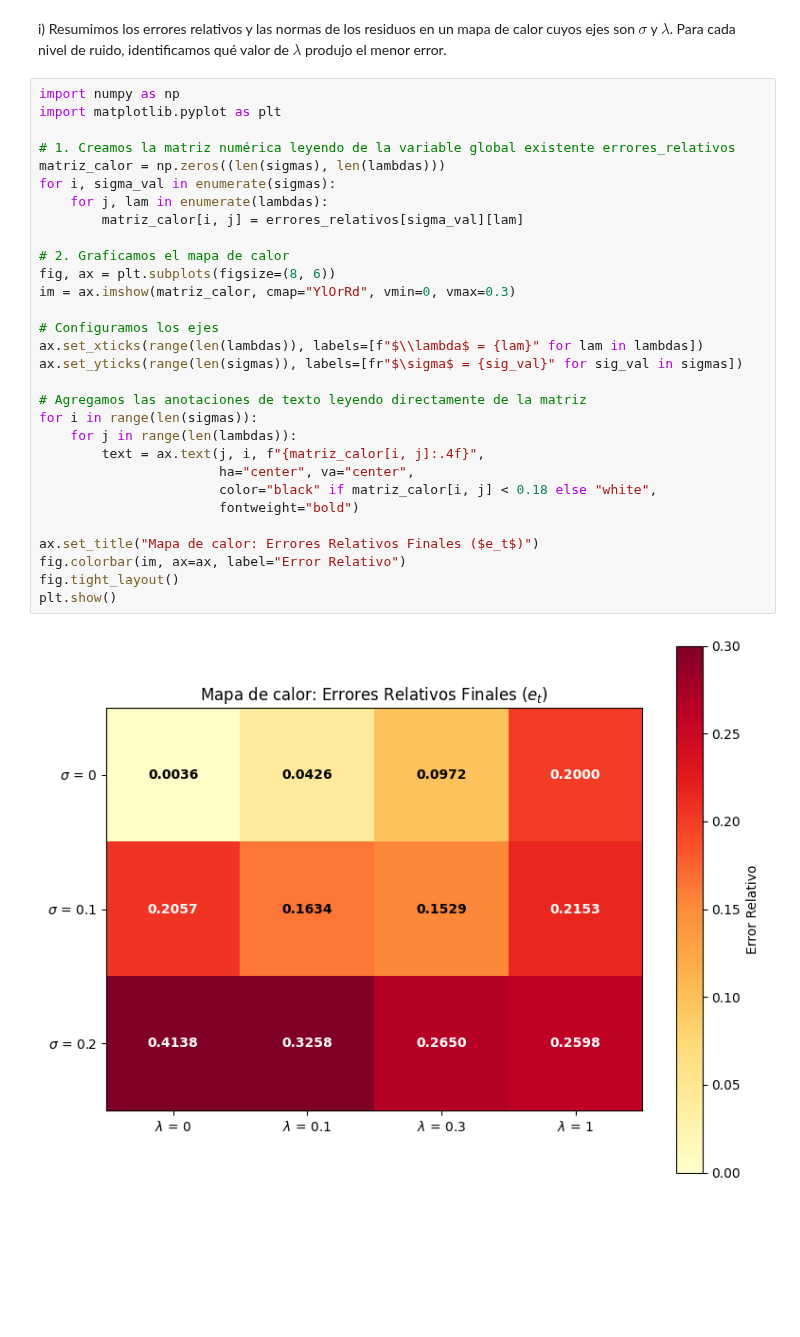
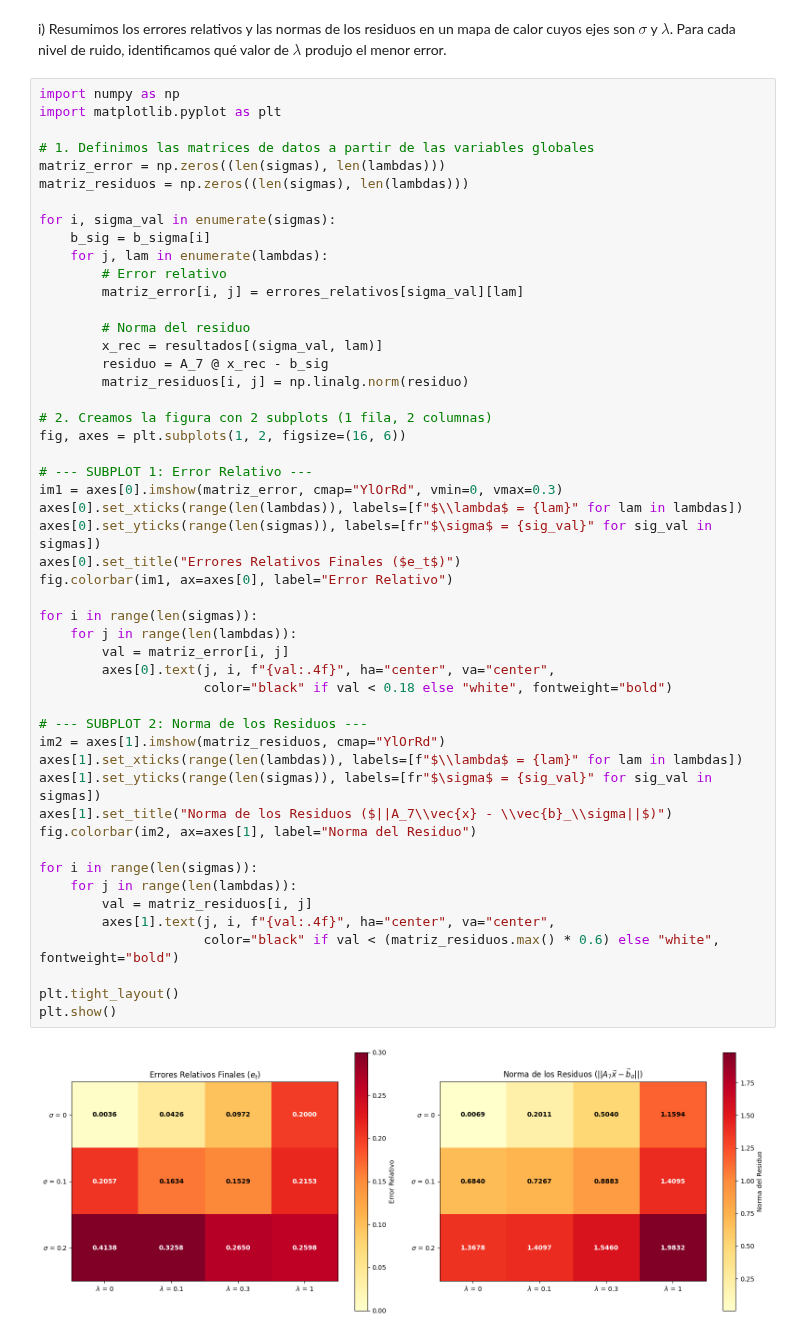
Before and after one commit to bgoya/algebra-in-tomographies, a Jupyter notebook: ejercicio_9.ipynb, the cells around one changed output. Cells and saved outputs as stored; diff of their text form; blank space fills up the shorter version.

```diff
--- a/ejercicio_9.ipynb
+++ b/ejercicio_9.ipynb
@@ -386,33 +386,53 @@ i) Resumimos los errores relativos y las normas de los residuos en un mapa de ca
 # %%
 import numpy as np
 import matplotlib.pyplot as plt
 
-# 1. Creamos la matriz numérica leyendo de la variable global existente errores_relativos
-matriz_calor = np.zeros((len(sigmas), len(lambdas)))
+# 1. Definimos las matrices de datos a partir de las variables globales
+matriz_error = np.zeros((len(sigmas), len(lambdas)))
+matriz_residuos = np.zeros((len(sigmas), len(lambdas)))
+
 for i, sigma_val in enumerate(sigmas):
+    b_sig = b_sigma[i]
     for j, lam in enumerate(lambdas):
-        matriz_calor[i, j] = errores_relativos[sigma_val][lam]
+        # Error relativo
+        matriz_error[i, j] = errores_relativos[sigma_val][lam]
 
-# 2. Graficamos el mapa de calor
-fig, ax = plt.subplots(figsize=(8, 6))
-im = ax.imshow(matriz_calor, cmap="YlOrRd", vmin=0, vmax=0.3)
+        # Norma del residuo
+        x_rec = resultados[(sigma_val, lam)]
+        residuo = A_7 @ x_rec - b_sig
+        matriz_residuos[i, j] = np.linalg.norm(residuo)
 
-# Configuramos los ejes
-ax.set_xticks(range(len(lambdas)), labels=[f"$\\lambda$ = {lam}" for lam in lambdas])
-ax.set_yticks(range(len(sigmas)), labels=[fr"$\sigma$ = {sig_val}" for sig_val in sigmas])
+# 2. Creamos la figura con 2 subplots (1 fila, 2 columnas)
+fig, axes = plt.subplots(1, 2, figsize=(16, 6))
 
-# Agregamos las anotaciones de texto leyendo directamente de la matriz
+# --- SUBPLOT 1: Error Relativo ---
+im1 = axes[0].imshow(matriz_error, cmap="YlOrRd", vmin=0, vmax=0.3)
+axes[0].set_xticks(range(len(lambdas)), labels=[f"$\\lambda$ = {lam}" for lam in lambdas])
+axes[0].set_yticks(range(len(sigmas)), labels=[fr"$\sigma$ = {sig_val}" for sig_val in sigmas])
+axes[0].set_title("Errores Relativos Finales ($e_t$)")
+fig.colorbar(im1, ax=axes[0], label="Error Relativo")
+
 for i in range(len(sigmas)):
     for j in range(len(lambdas)):
-        text = ax.text(j, i, f"{matriz_calor[i, j]:.4f}",
-                       ha="center", va="center",
-                       color="black" if matriz_calor[i, j] < 0.18 else "white",
-                       fontweight="bold")
+        val = matriz_error[i, j]
+        axes[0].text(j, i, f"{val:.4f}", ha="center", va="center",
+                     color="black" if val < 0.18 else "white", fontweight="bold")
 
-ax.set_title("Mapa de calor: Errores Relativos Finales ($e_t$)")
-fig.colorbar(im, ax=ax, label="Error Relativo")
-fig.tight_layout()
+# --- SUBPLOT 2: Norma de los Residuos ---
+im2 = axes[1].imshow(matriz_residuos, cmap="YlOrRd")
+axes[1].set_xticks(range(len(lambdas)), labels=[f"$\\lambda$ = {lam}" for lam in lambdas])
+axes[1].set_yticks(range(len(sigmas)), labels=[fr"$\sigma$ = {sig_val}" for sig_val in sigmas])
+axes[1].set_title("Norma de los Residuos ($||A_7\\vec{x} - \\vec{b}_\\sigma||$)")
+fig.colorbar(im2, ax=axes[1], label="Norma del Residuo")
+
+for i in range(len(sigmas)):
+    for j in range(len(lambdas)):
+        val = matriz_residuos[i, j]
+        axes[1].text(j, i, f"{val:.4f}", ha="center", va="center",
+                     color="black" if val < (matriz_residuos.max() * 0.6) else "white", fontweight="bold")
+
+plt.tight_layout()
 plt.show()
 # %% [output]
-[figure, old version]
+[figure, new version]
 # %% [markdown]
```
Also changed, not shown: parts of 8 cells of this notebook.
